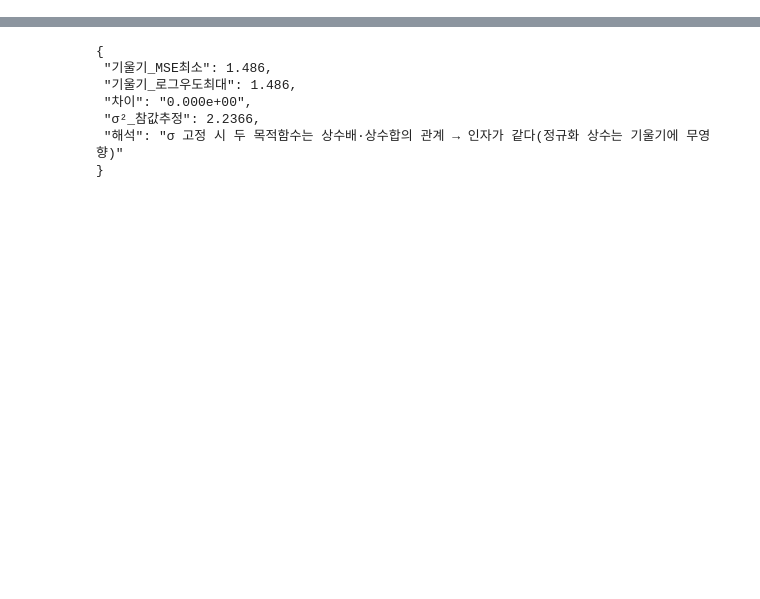
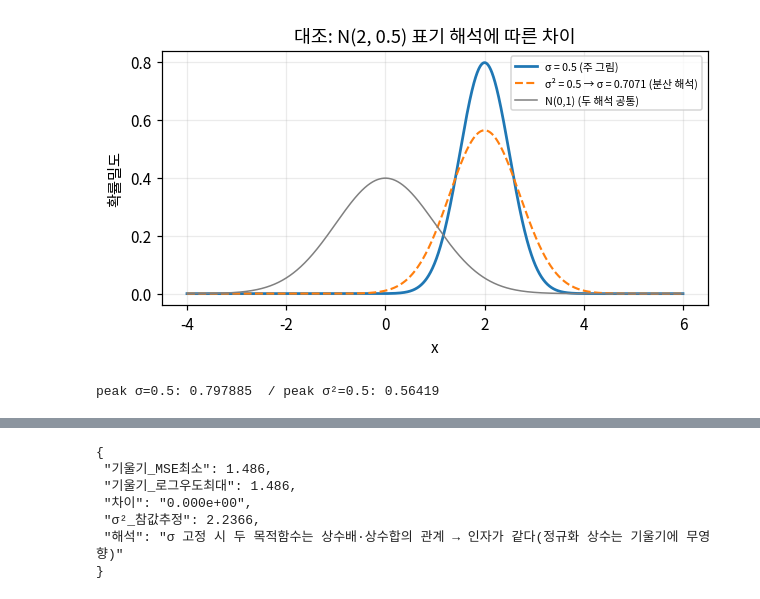
Before and after one commit to giyeop-cody/codyssey-A2-1-mission, a Jupyter notebook: notebooks/probability_loss.ipynb, the cells around one changed output, grey strips where cells are left out. Drawn from its saved outputs; the diff is of its cells as text; code cells hidden in the pictures; blank space fills up the shorter version.

```diff
--- a/notebooks/probability_loss.ipynb
+++ b/notebooks/probability_loss.ipynb
@@ -6,0 +41,12 @@
+# %%
+# 대조: N(2, ·) 의 두 해석 — σ=0.5 vs σ²=0.5 (σ≈0.7071)
+fig, ax = plt.subplots(figsize=(6.4, 3.0))
+ax.plot(x, P.normal_pdf(x, 2.0, 0.5), lw=1.8, label='σ = 0.5 (주 그림)')
+ax.plot(x, P.normal_pdf(x, 2.0, np.sqrt(0.5)), lw=1.4, ls='--', label='σ² = 0.5 → σ = 0.7071 (분산 해석)')
+ax.plot(x, P.normal_pdf(x, 0.0, 1.0), lw=1.0, c='0.5', label='N(0,1) (두 해석 공통)')
+ax.set_title('대조: N(2, 0.5) 표기 해석에 따른 차이'); ax.set_xlabel('x'); ax.set_ylabel('확률밀도'); ax.legend(fontsize=7)
+ax.grid(alpha=.25); show(fig)
+print('peak σ=0.5:', round(float(P.normal_pdf(2, 2, 0.5)), 6), ' / peak σ²=0.5:', round(float(P.normal_pdf(2, 2, np.sqrt(0.5))), 6))
+# %% [output]
+[figure, added]
+peak σ=0.5: 0.797885  / peak σ²=0.5: 0.56419
```
Also changed, not shown: parts of 22 cells of this notebook, 44 other files.
